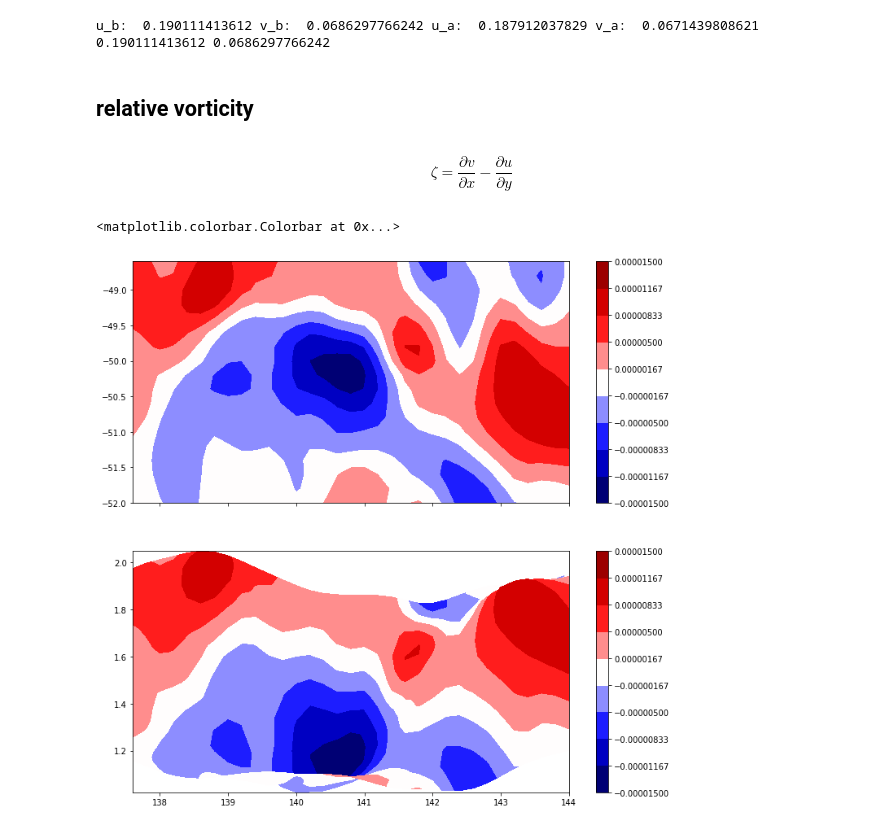
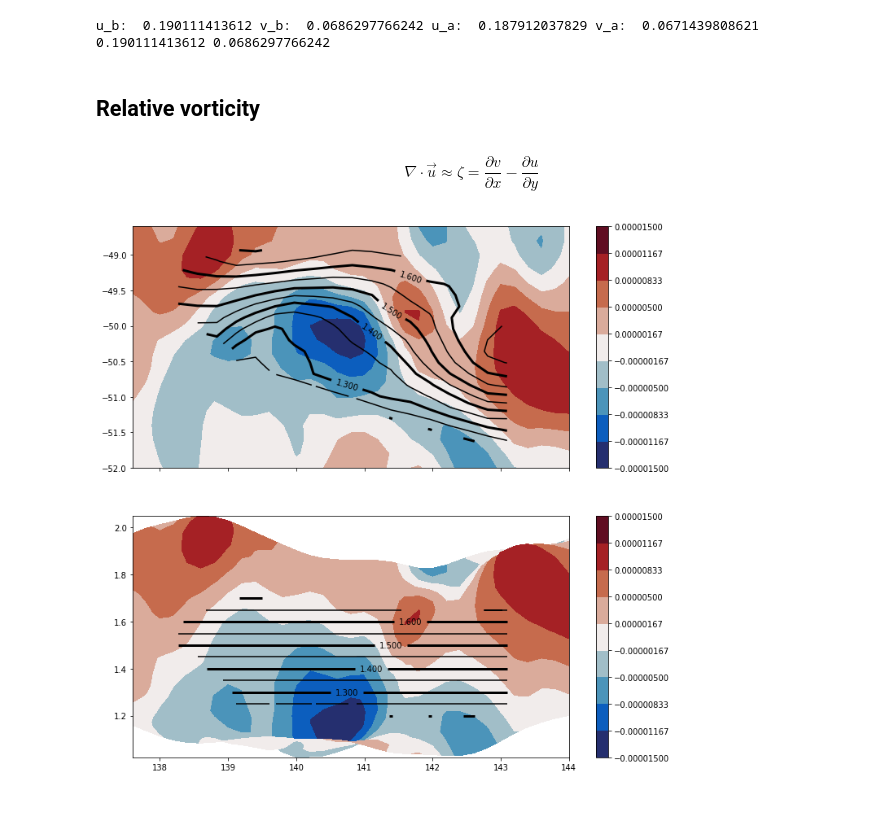
Before and after one commit to janjaapmeijer/phd-public, a Jupyter notebook: notebooks/velocity.ipynb, the cells around one changed output. Saved outputs shown, nothing was run; the diff lists cells and outputs as text; code cells hidden in the pictures.

Commit message:
Add relative vorticity and divergence plots after multivariate optimal interpolaton of dynamic height field.

```diff
--- a/notebooks/velocity.ipynb
+++ b/notebooks/velocity.ipynb
@@ -103,7 +104,7 @@ for ip, p in enumerate(ctd['p']):
 
 # define reference and interest level
 p_ref = 1500
-p_int = 1000
+p_int = 500
 p_surf = 2
 
 # get dynamic height contours
@@ -131,19 +132,20 @@ D_sgrd = griddata((lon[mask], lat[mask]), D_s[2:][mask], (xxD, yyD), method='lin
 fig, ax = plt.subplots(figsize=(12, 8))
 
 # plot dynamic height contours
-step = 0.01
-xmin, xmax = math.floor(np.nanmin(Dgrd)*100)/100, math.ceil(np.nanmax(Dgrd)*100)/100
+step = 0.05
+xmin, xmax = math.floor(np.nanmin(Dgrd)/step)*step, math.ceil(np.nanmax(Dgrd)/step)*step
 nsteps = int((xmax - xmin) / step) + 2
 bounds = np.linspace(xmin, xmax, nsteps)
 
 ct = ax.contour(xxD, yyD, Dgrd, bounds, colors='gray', zorder=1)
 
-for ib, b in enumerate(bounds):
-    if b in bounds[4::5]:
-        zc = ct.collections[ib]
-        plt.setp(zc, linewidth=3)
-ax.clabel(ct, bounds[4::5], inline=1, fontsize=10)
-
+def dh_cts(ct, bounds, ax=ax, start=0, end=-1, step=1):
+    for ib, b in enumerate(bounds):
+        if b in bounds[start:end:step]:
+            zc = ct.collections[ib]
+            plt.setp(zc, linewidth=3)
+    ax.clabel(ct, bounds[start:end:step], inline=1, fontsize=10)
+dh_cts(ct, bounds, step=2)
 
 # plot quiver plot
 Q = ax.quiver(adcp['lon_ctd'][2:], adcp['lat_ctd'][2:], utdmean[2:], vtdmean[2:],
@@ -504,22 +501,30 @@ print('u_b: ', np.mean(x_b[1]), 'v_b: ', np.mean(x_b[2]),
 # %% [output]
 u_b:  0.190111413612 v_b:  0.0686297766242 u_a:  0.187912037829 v_a:  0.0671439808621 0.190111413612 0.0686297766242
 # %% [markdown]
-## relative vorticity
+## Relative vorticity
 # %% [markdown]
-$$ \zeta = \frac{\partial v}{\partial x} - \frac{\partial u}{\partial y} $$
+$$\nabla\cdot\vec{u} \approx \zeta = \frac{\partial v}{\partial x} - \frac{\partial u}{\partial y} $$
 # %%
 dvdx = np.gradient(x_b[2])[1] / np.gradient(xx)[1]
 dudy = np.gradient(x_b[1])[0] / np.gradient(yy)[0]
 
 zeta = dvdx - dudy
 
+step = 0.05
+xmin, xmax = math.floor(np.nanmin(D_sgrd)/step)*step, math.ceil(np.nanmax(D_sgrd)/step)*step
+nsteps = int((xmax - xmin) / step) + 2
+bounds = np.linspace(xmin, xmax, nsteps)
+
 fig, ax = plt.subplots(2, 1, figsize=(12, 12), sharex=True)
 vmin, vmax = -1.5e-5, 1.5e-5
-cf = ax[0].contourf(lonlon, latlat, zeta, np.linspace(vmin, vmax, 10), cmap=plt.cm.seismic)
+cf = ax[0].contourf(lonlon, latlat, zeta, np.linspace(vmin, vmax, 10), cmap=cmo.cm.balance)
 plt.colorbar(cf, ax=ax[0])
+ct = ax[0].contour(xxD, yyD, D_sgrd, bounds, colors='k')
+dh_cts(ct, bounds, ax=ax[0], start=1, step=2)
 
-cf = ax[1].contourf(lonlon, x_b[0], zeta, np.linspace(vmin, vmax, 10), cmap=plt.cm.seismic)
+cf = ax[1].contourf(lonlon, x_b[0], zeta, np.linspace(vmin, vmax, 10), cmap=cmo.cm.balance)
 plt.colorbar(cf, ax=ax[1])
+ct = ax[1].contour(xxD, D_sgrd, D_sgrd, bounds, colors='k')
+dh_cts(ct, bounds, ax=ax[1], start=1, step=2)
 # %% [output]
-<matplotlib.colorbar.Colorbar at 0x...>
-[figure, old version]
+[figure, new version]
```
Also changed, not shown: parts of 7 cells of this notebook.
